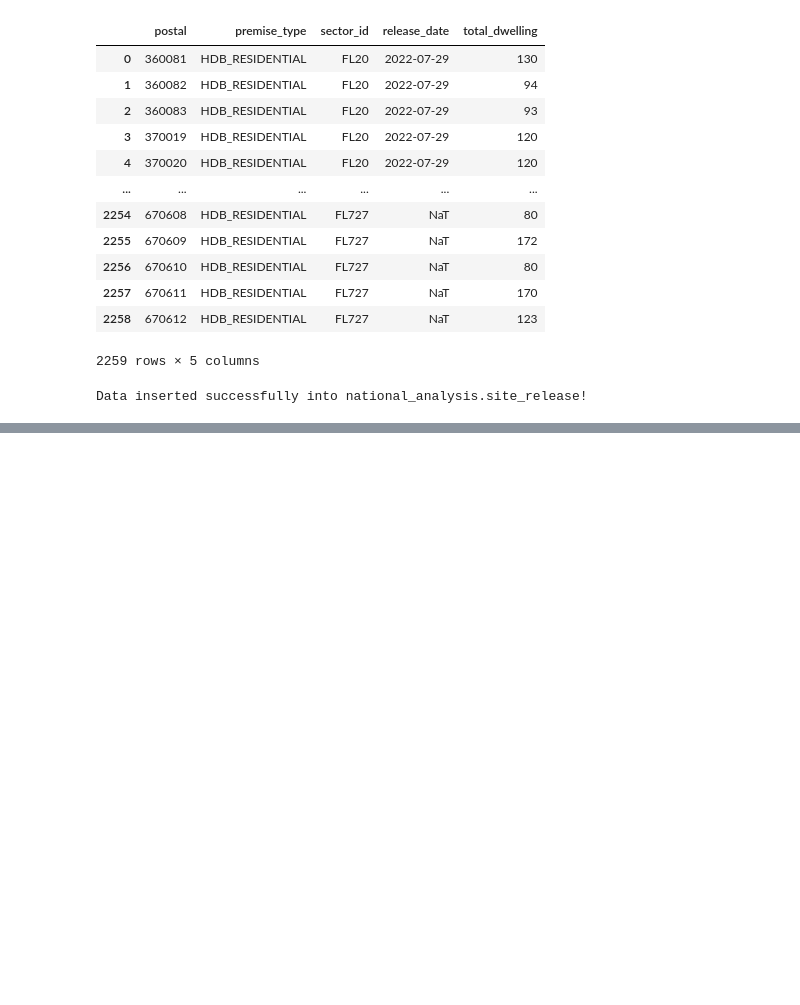
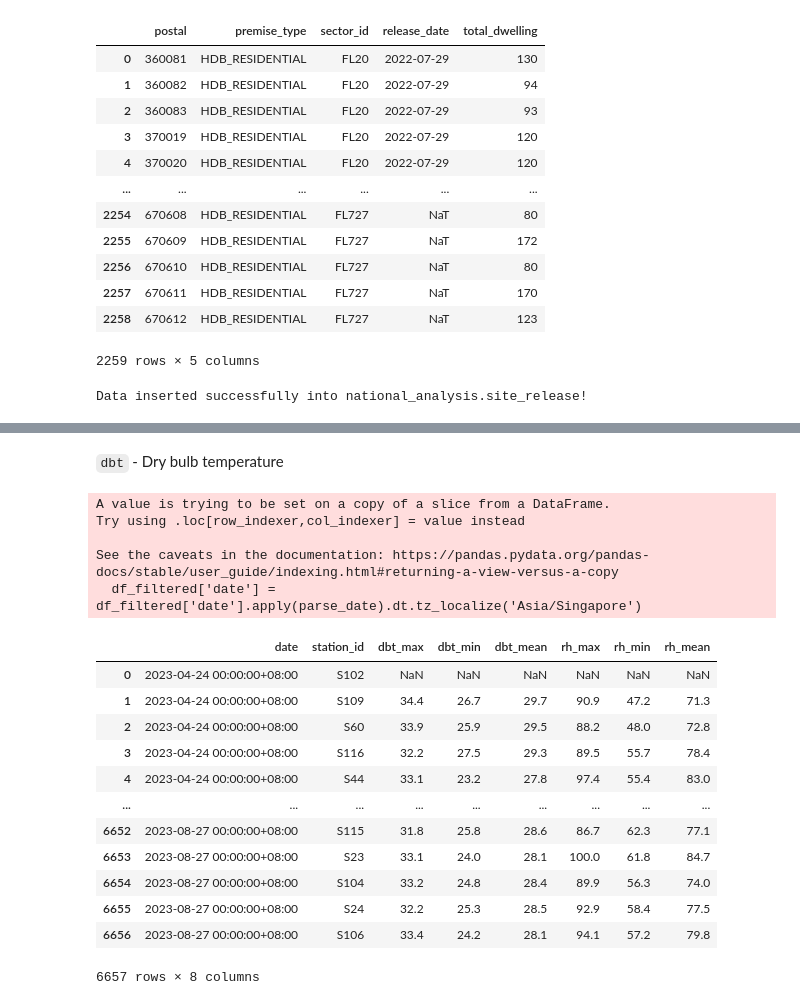
Before and after one commit to etheleon/dengue, a Jupyter notebook: scripts/insert_data.ipynb, the cells around one changed output, grey strips where cells are left out. Drawn from its saved outputs; the diff is of its cells as text; code cells hidden in the pictures; blank space fills up the shorter version.

Commit message:
:sparkles: Include temperature table

```diff
--- a/scripts/insert_data.ipynb
+++ b/scripts/insert_data.ipynb
@@ -18,0 +27,2 @@ def read_excel_file(file_path):
+# %%
+climate_data_home = "/home/wesley/github/etheleon/national_analysis/data/climate/"
@@ -237,0 +280,2 @@ connection.close()
+# %% [markdown]
+`dbt` - Dry bulb temperature
@@ -237,0 +342,22 @@ connection.close()
+# %%
+df = read_dbt_rh(os.path.join(climate_data_home, 'weather_2023'))
+df
+# %% [output]
+A value is trying to be set on a copy of a slice from a DataFrame.
+Try using .loc[row_indexer,col_indexer] = value instead
+
+See the caveats in the documentation: https://pandas.pydata.org/pandas-docs/stable/user_guide/indexing.html#returning-a-view-versus-a-copy
+  df_filtered['date'] = df_filtered['date'].apply(parse_date).dt.tz_localize('Asia/Singapore')
+|  | date | station_id | dbt_max | dbt_min | dbt_mean | rh_max | rh_min | rh_mean |
+| 0 | 2023-04-24 00:00:00+08:00 | S102 | NaN | NaN | NaN | NaN | NaN | NaN |
+| 1 | 2023-04-24 00:00:00+08:00 | S109 | 34.4 | 26.7 | 29.7 | 90.9 | 47.2 | 71.3 |
+| 2 | 2023-04-24 00:00:00+08:00 | S60 | 33.9 | 25.9 | 29.5 | 88.2 | 48.0 | 72.8 |
+| 3 | 2023-04-24 00:00:00+08:00 | S116 | 32.2 | 27.5 | 29.3 | 89.5 | 55.7 | 78.4 |
+| 4 | 2023-04-24 00:00:00+08:00 | S44 | 33.1 | 23.2 | 27.8 | 97.4 | 55.4 | 83.0 |
+| ... | ... | ... | ... | ... | ... | ... | ... | ... |
+| 6652 | 2023-08-27 00:00:00+08:00 | S115 | 31.8 | 25.8 | 28.6 | 86.7 | 62.3 | 77.1 |
+| 6653 | 2023-08-27 00:00:00+08:00 | S23 | 33.1 | 24.0 | 28.1 | 100.0 | 61.8 | 84.7 |
+| 6654 | 2023-08-27 00:00:00+08:00 | S104 | 33.2 | 24.8 | 28.4 | 89.9 | 56.3 | 74.0 |
+| 6655 | 2023-08-27 00:00:00+08:00 | S24 | 32.2 | 25.3 | 28.5 | 92.9 | 58.4 | 77.5 |
+| 6656 | 2023-08-27 00:00:00+08:00 | S106 | 33.4 | 24.2 | 28.1 | 94.1 | 57.2 | 79.8 |
+6657 rows × 8 columns
```
Also changed, not shown: parts of 26 cells of this notebook, 1 other file.
